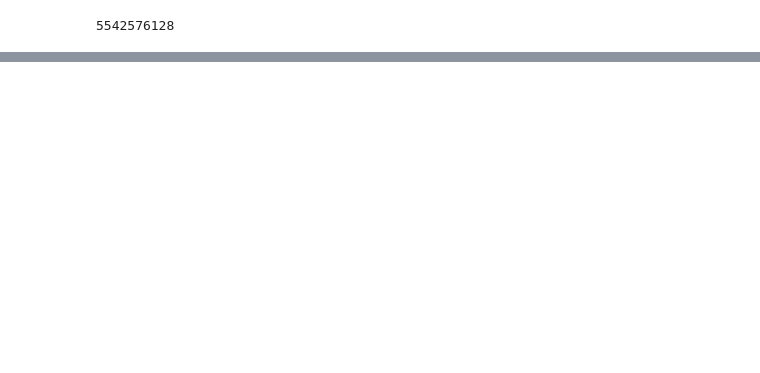
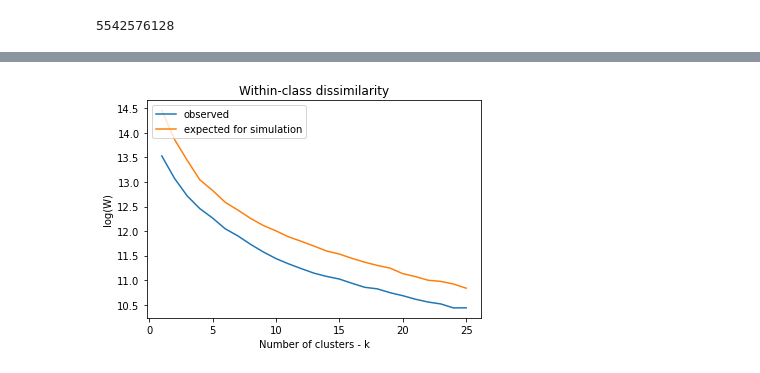
Before and after one commit to Hypertyz/igem2022, a Jupyter notebook: Yeast_project/notebooks/Promoter_RBS.ipynb, the cells around one changed output, grey strips where cells are left out. Cells and saved outputs as stored; diff of their text form; code cells hidden in the pictures; blank space fills up the shorter version.

```diff
--- a/Yeast_project/notebooks/Promoter_RBS.ipynb
+++ b/Yeast_project/notebooks/Promoter_RBS.ipynb
@@ -188,0 +191,5 @@ plt.savefig('./PCA.jpg', bbox_inches='tight', dpi=600)
+# %%
+[N, p] = X_pca.shape
+
+minX = list(np.min(X_pca, axis=0)) # data range min
+maxX = list(np.max(X_pca, axis=0)) # data range max
@@ -188,0 +240,12 @@ plt.savefig('./PCA.jpg', bbox_inches='tight', dpi=600)
+# %%
+# Plot the log within class scatters
+plt.figure()
+plt.title("Within-class dissimilarity")
+plt.plot(x_range, np.log(W), label='observed')
+plt.plot(x_range, Elog_Wu, label='expected for simulation')
+plt.legend(loc='upper left')
+plt.xlabel("Number of clusters - k")
+plt.ylabel("log(W)")
+plt.show()
+# %% [output]
+[figure, added]
```
Also changed, not shown: parts of 11 cells of this notebook, 4 other files.
